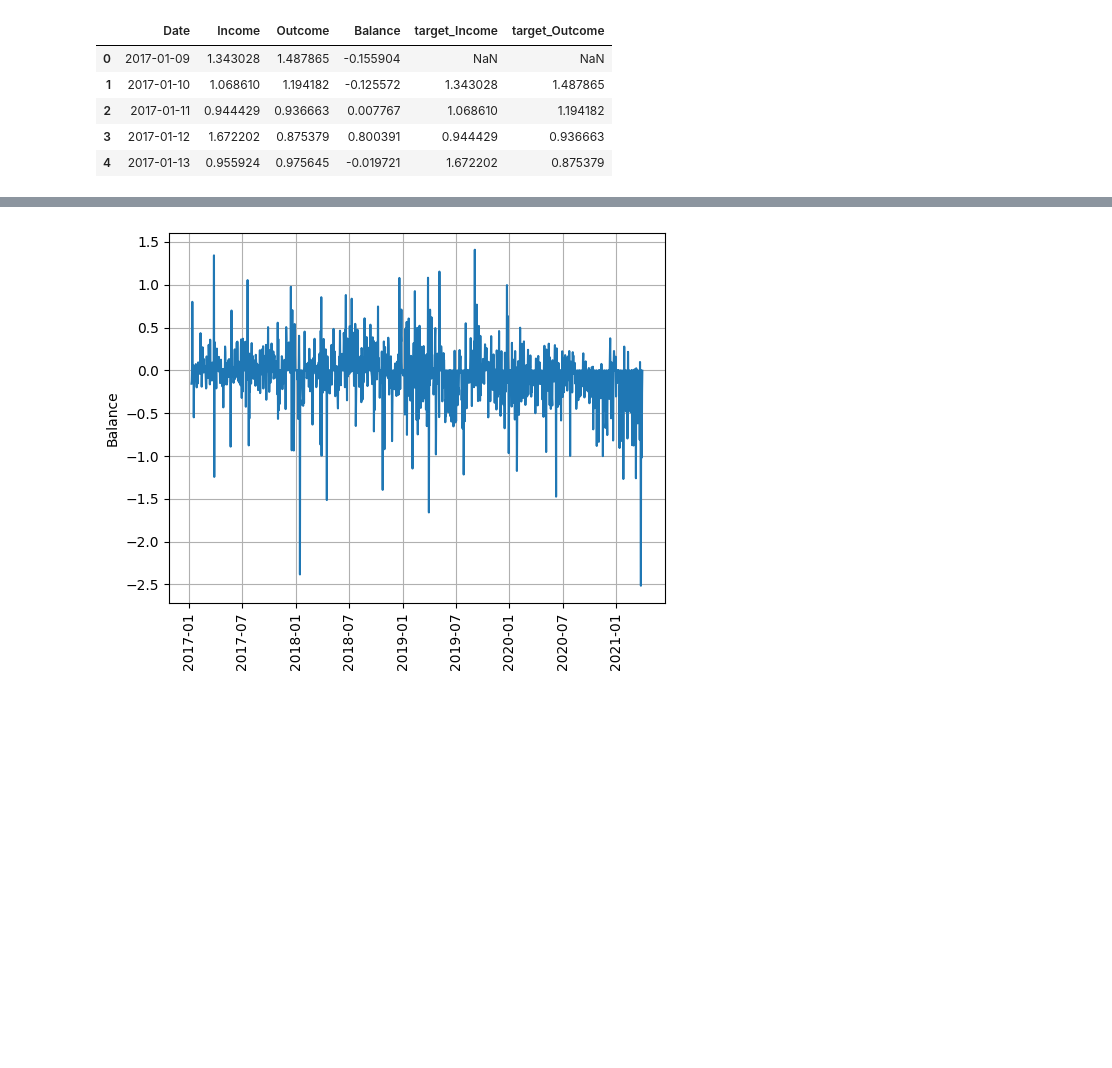
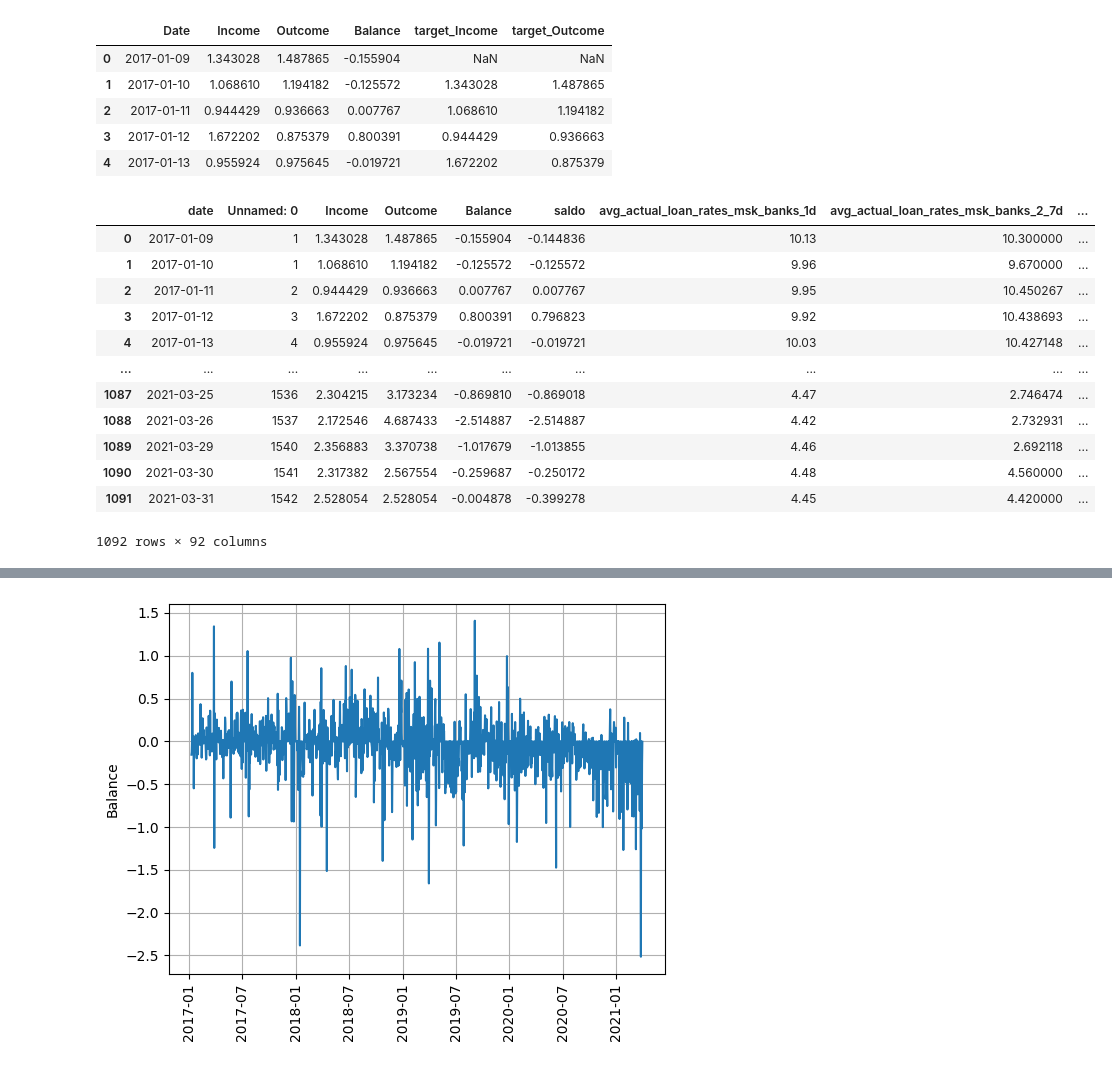
Before and after one commit to Blausher/ts, a Jupyter notebook: project.ipynb, the cells around one changed output, grey strips where cells are left out. Cells and saved outputs as stored; diff of their text form; code cells hidden in the pictures; blank space fills up the shorter version.

```diff
--- a/project.ipynb
+++ b/project.ipynb
@@ -92,3 +92,22 @@ df.head()
 | 2 | 2017-01-11 | 0.944429 | 0.936663 | 0.007767 | 1.068610 | 1.194182 |
 | 3 | 2017-01-12 | 1.672202 | 0.875379 | 0.800391 | 0.944429 | 0.936663 |
 | 4 | 2017-01-13 | 0.955924 | 0.975645 | -0.019721 | 1.672202 | 0.875379 |
+# %%
+# df = pd.read_excel('ts_project_data.xlsx')
+df_external = pd.read_excel('dataset_for_project_ts_interpolated.xlsx')
+# %%
+df_external
+# %% [output]
+|  | date | Unnamed: 0 | Income | Outcome | Balance | saldo | avg_actual_loan_rates_msk_banks_1d | avg_actual_loan_rates_msk_banks_2_7d | ... |
+| 0 | 2017-01-09 | 1 | 1.343028 | 1.487865 | -0.155904 | -0.144836 | 10.13 | 10.300000 | ... |
+| 1 | 2017-01-10 | 1 | 1.068610 | 1.194182 | -0.125572 | -0.125572 | 9.96 | 9.670000 | ... |
+| 2 | 2017-01-11 | 2 | 0.944429 | 0.936663 | 0.007767 | 0.007767 | 9.95 | 10.450267 | ... |
+| 3 | 2017-01-12 | 3 | 1.672202 | 0.875379 | 0.800391 | 0.796823 | 9.92 | 10.438693 | ... |
+| 4 | 2017-01-13 | 4 | 0.955924 | 0.975645 | -0.019721 | -0.019721 | 10.03 | 10.427148 | ... |
+| ... | ... | ... | ... | ... | ... | ... | ... | ... | ... |
+| 1087 | 2021-03-25 | 1536 | 2.304215 | 3.173234 | -0.869810 | -0.869018 | 4.47 | 2.746474 | ... |
+| 1088 | 2021-03-26 | 1537 | 2.172546 | 4.687433 | -2.514887 | -2.514887 | 4.42 | 2.732931 | ... |
+| 1089 | 2021-03-29 | 1540 | 2.356883 | 3.370738 | -1.017679 | -1.013855 | 4.46 | 2.692118 | ... |
+| 1090 | 2021-03-30 | 1541 | 2.317382 | 2.567554 | -0.259687 | -0.250172 | 4.48 | 4.560000 | ... |
+| 1091 | 2021-03-31 | 1542 | 2.528054 | 2.528054 | -0.004878 | -0.399278 | 4.45 | 4.420000 | ... |
+1092 rows × 92 columns
```
Also changed, not shown: parts of 10 cells of this notebook, 5 other files.
